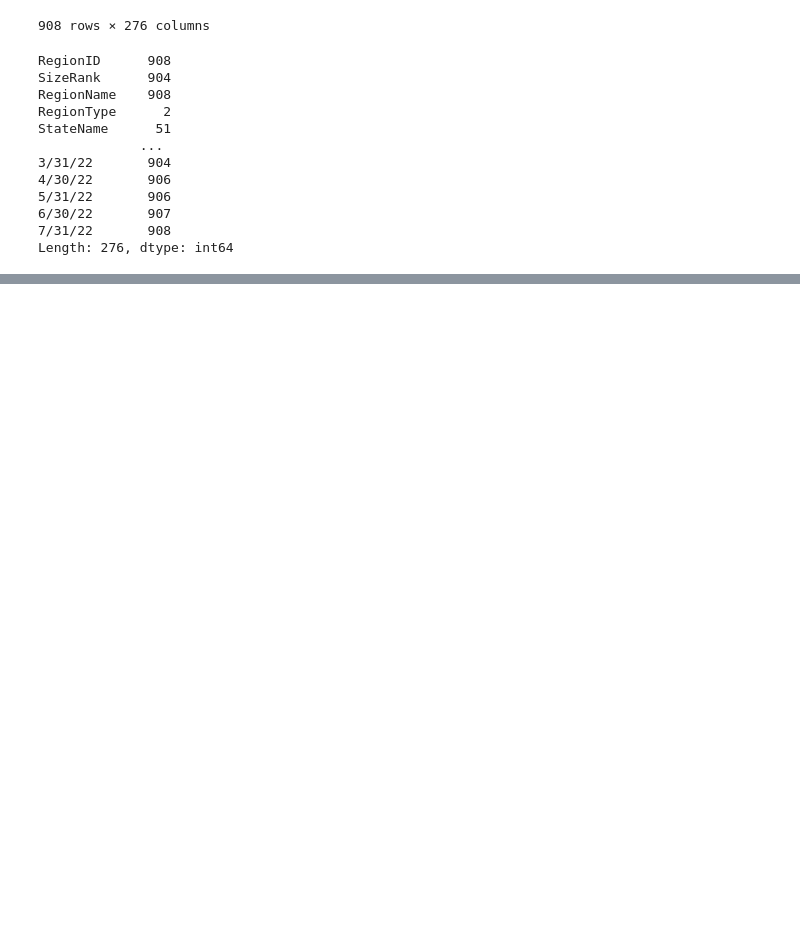
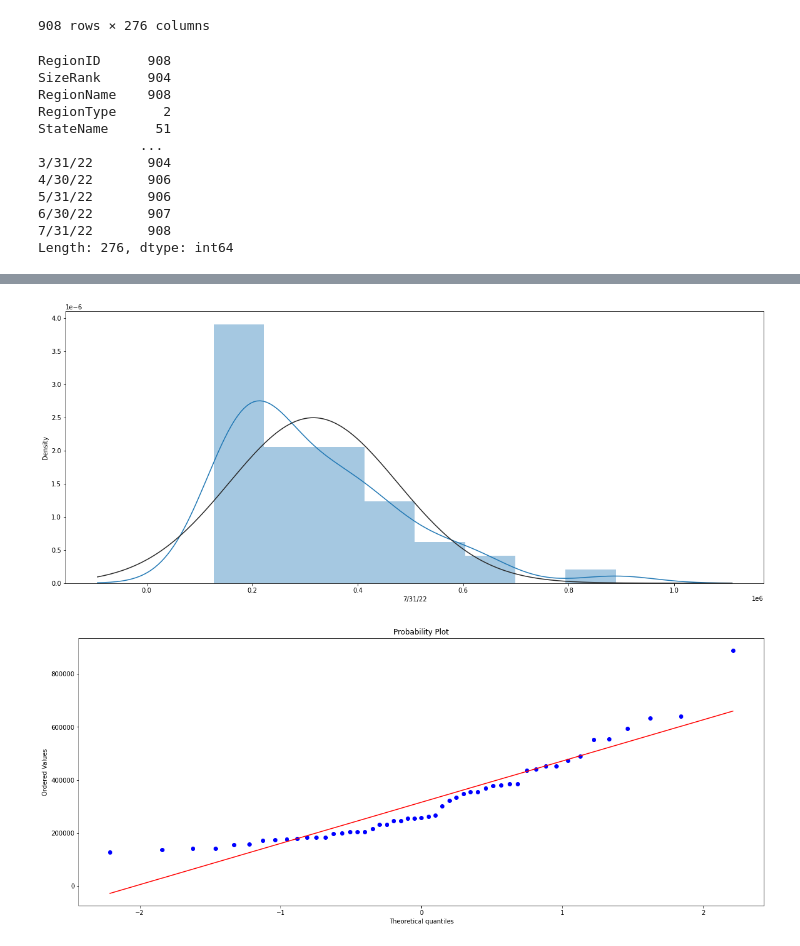
Before and after one commit to SringayKeno/Real_Estate, a Jupyter notebook: Metro July 2022 Middle Tier Housing Value prediction -Random Forest.ipynb, the cells around one changed output, grey strips where cells are left out. Drawn from its saved outputs; the diff is of its cells as text; code cells hidden in the pictures; blank space fills up the shorter version.

```diff
--- a/Metro July 2022 Middle Tier Housing Value prediction -Random Forest.ipynb
+++ b/Metro July 2022 Middle Tier Housing Value prediction -Random Forest.ipynb
@@ -108,0 +127,4 @@ plt.show()
+# %%
+julyhome=july22NewListing.merge(julyInventory, on='RegionID', how='left')
+julyhome.dropna()
+julyhome
@@ -302,0 +459,4 @@ yoy_df.var(axis=1)
+# %%
+bystate=merge_df.groupby(['StateName']).mean()
+bystate=bystate.reset_index()
+bystate.head()
@@ -302,0 +485,7 @@ yoy_df.var(axis=1)
+# %%
+sns.distplot(bystate['7/31/22'], fit=norm);
+fig = plt.figure()
+res = stats.probplot(bystate['7/31/22'], plot=plt)
+# %% [output]
+[figure, added]
+[figure, added]
```
Also changed, not shown: parts of 75 cells of this notebook, 5 other files.
